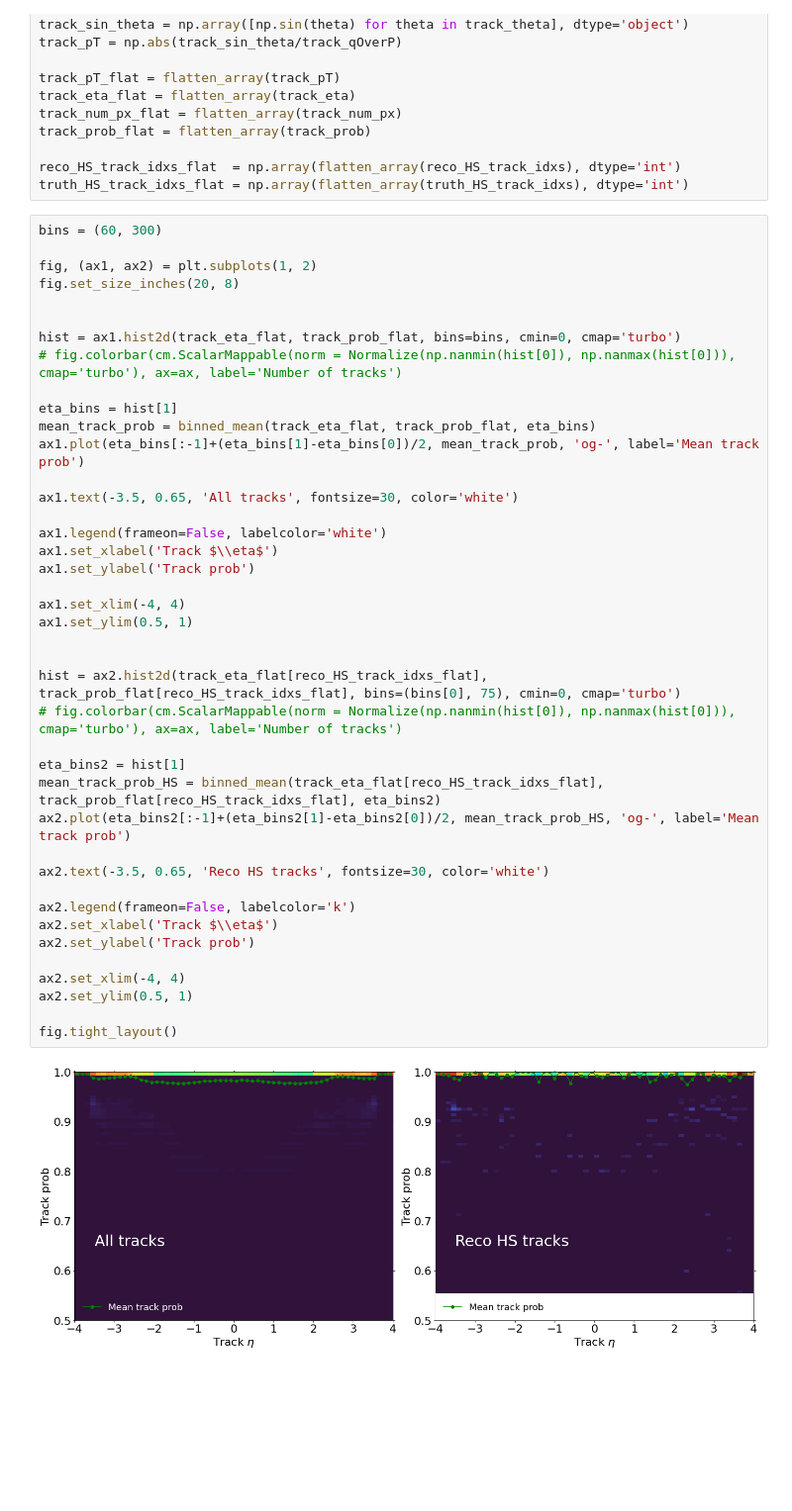
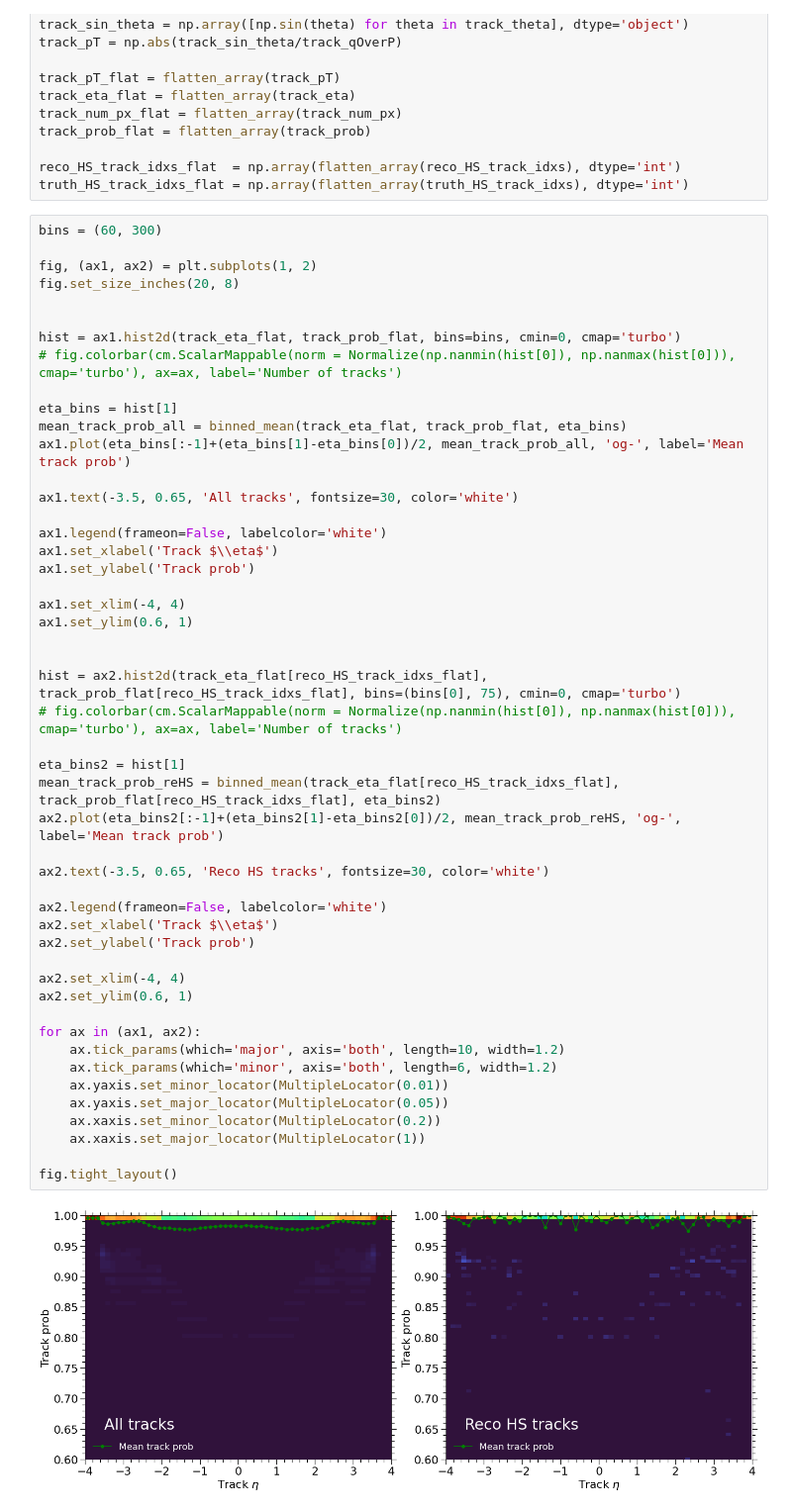
Before and after one commit to ttlindkvist/4DTracking, a Jupyter notebook: track_prob.ipynb, the cells around one changed output. Shown: that part at 99% size. Cells and saved outputs as stored; diff of their text form; blank space fills up the shorter version.

```diff
--- a/track_prob.ipynb
+++ b/track_prob.ipynb
@@ -58,38 +58,46 @@ fig.set_size_inches(20, 8)
 
 
 hist = ax1.hist2d(track_eta_flat, track_prob_flat, bins=bins, cmin=0, cmap='turbo')
 # fig.colorbar(cm.ScalarMappable(norm = Normalize(np.nanmin(hist[0]), np.nanmax(hist[0])),      cmap='turbo'), ax=ax, label='Number of tracks')
 
 eta_bins = hist[1]
-mean_track_prob = binned_mean(track_eta_flat, track_prob_flat, eta_bins)
-ax1.plot(eta_bins[:-1]+(eta_bins[1]-eta_bins[0])/2, mean_track_prob, 'og-', label='Mean track prob')
+mean_track_prob_all = binned_mean(track_eta_flat, track_prob_flat, eta_bins)
+ax1.plot(eta_bins[:-1]+(eta_bins[1]-eta_bins[0])/2, mean_track_prob_all, 'og-', label='Mean track prob')
 
 ax1.text(-3.5, 0.65, 'All tracks', fontsize=30, color='white')
 
 ax1.legend(frameon=False, labelcolor='white')
 ax1.set_xlabel('Track $\\eta$')
 ax1.set_ylabel('Track prob')
 
 ax1.set_xlim(-4, 4)
-ax1.set_ylim(0.5, 1)
+ax1.set_ylim(0.6, 1)
 
 
 hist = ax2.hist2d(track_eta_flat[reco_HS_track_idxs_flat], track_prob_flat[reco_HS_track_idxs_flat], bins=(bins[0], 75), cmin=0, cmap='turbo')
 # fig.colorbar(cm.ScalarMappable(norm = Normalize(np.nanmin(hist[0]), np.nanmax(hist[0])),      cmap='turbo'), ax=ax, label='Number of tracks')
 
 eta_bins2 = hist[1]
-mean_track_prob_HS = binned_mean(track_eta_flat[reco_HS_track_idxs_flat], track_prob_flat[reco_HS_track_idxs_flat], eta_bins2)
-ax2.plot(eta_bins2[:-1]+(eta_bins2[1]-eta_bins2[0])/2, mean_track_prob_HS, 'og-', label='Mean track prob')
+mean_track_prob_reHS = binned_mean(track_eta_flat[reco_HS_track_idxs_flat], track_prob_flat[reco_HS_track_idxs_flat], eta_bins2)
+ax2.plot(eta_bins2[:-1]+(eta_bins2[1]-eta_bins2[0])/2, mean_track_prob_reHS, 'og-', label='Mean track prob')
 
 ax2.text(-3.5, 0.65, 'Reco HS tracks', fontsize=30, color='white')
 
-ax2.legend(frameon=False, labelcolor='k')
+ax2.legend(frameon=False, labelcolor='white')
 ax2.set_xlabel('Track $\\eta$')
 ax2.set_ylabel('Track prob')
 
 ax2.set_xlim(-4, 4)
-ax2.set_ylim(0.5, 1)
+ax2.set_ylim(0.6, 1)
+
+for ax in (ax1, ax2):
+    ax.tick_params(which='major', axis='both', length=10, width=1.2)
+    ax.tick_params(which='minor', axis='both', length=6, width=1.2)
+    ax.yaxis.set_minor_locator(MultipleLocator(0.01))
+    ax.yaxis.set_major_locator(MultipleLocator(0.05))
+    ax.xaxis.set_minor_locator(MultipleLocator(0.2))
+    ax.xaxis.set_major_locator(MultipleLocator(1))
 
 fig.tight_layout()
 # %% [output]
-[figure, old version]
+[figure, new version]
```
Also changed, not shown: parts of 5 cells of this notebook, 4 other files.
